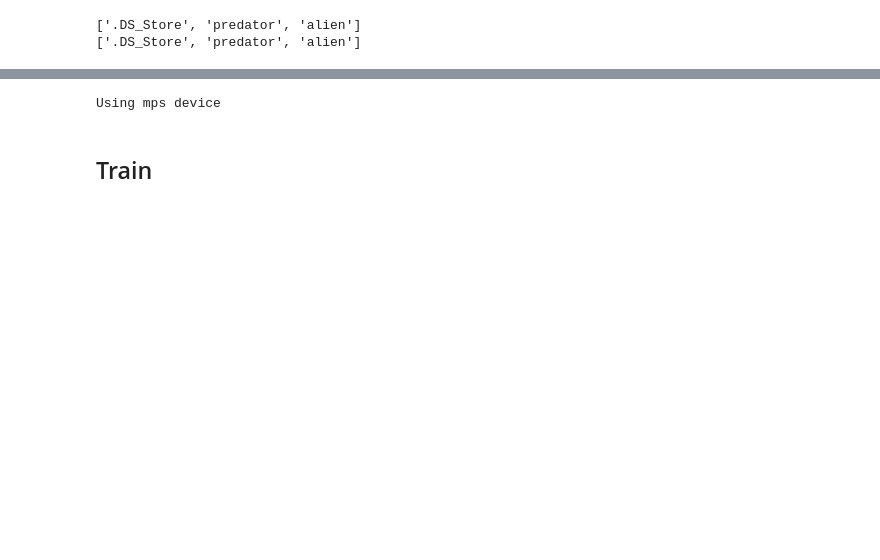
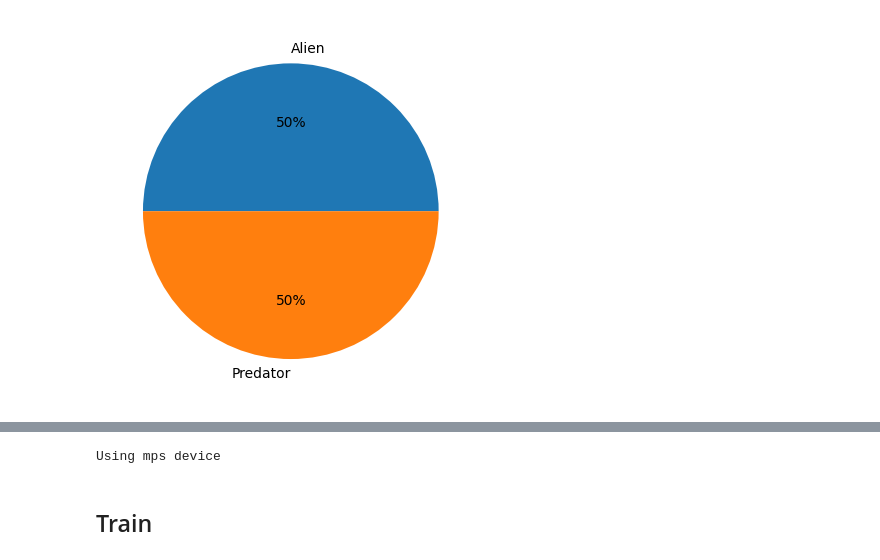
Before and after one commit to Przemek9110/alien-vs-predator, a Jupyter notebook: alien-vs-predator.ipynb, the cells around one changed output, grey strips where cells are left out. Cells and saved outputs as stored; diff of their text form; code cells hidden in the pictures; blank space fills up the shorter version.

```diff
--- a/alien-vs-predator.ipynb
+++ b/alien-vs-predator.ipynb
@@ -18,12 +18,14 @@ from PIL import Image
 import os
 # %%
 path ='data/' #set here data directory
-# %%
-def count_files_in_directory(path, labels):
-    return len([f for f in os.listdir(directory_path) if os.path.isfile(os.path.join(directory_path, f))])
-# %%
-labels=['train', 'validation']
-count_files_in_directory(path, labels)
-# %% [output]
-['.DS_Store', 'predator', 'alien']
-['.DS_Store', 'predator', 'alien']
+# %%
+def count_files_in_directory(directory_path):
+    return len([f for f in os.listdir(directory_path) if os.path.isfile(os.path.join(directory_path, f))])
+# %%
+data=[count_files_in_directory(os.path.join(path, 'train/alien')), count_files_in_directory(os.path.join(path, 'train/predator'))]
+keys=["Alien", "Predator"]
+plt.pie(data, labels=keys, autopct='%.0f%%')
+
+plt.show()
+# %% [output]
+[figure, added]
```
Also changed, not shown: parts of 34 cells of this notebook.
